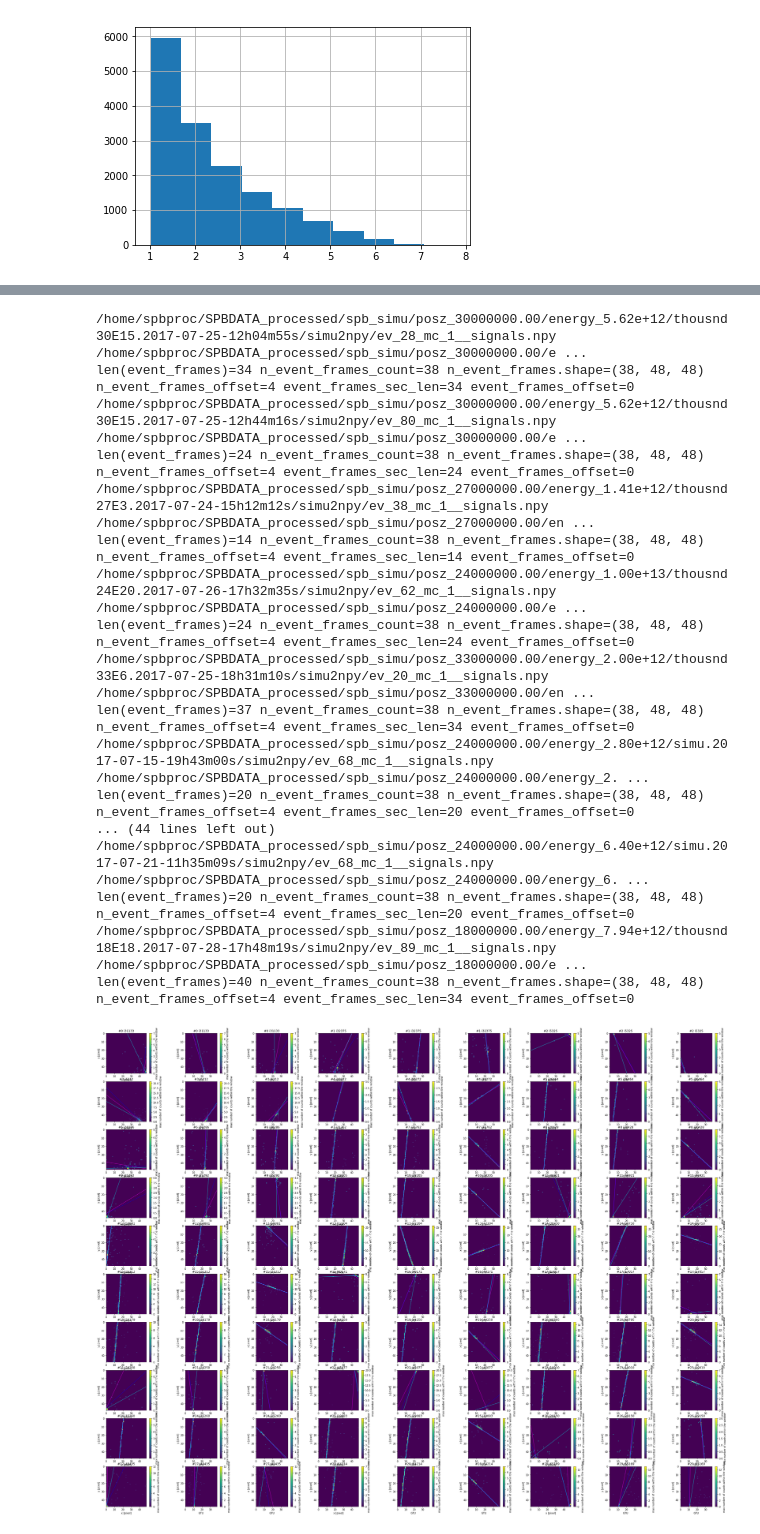
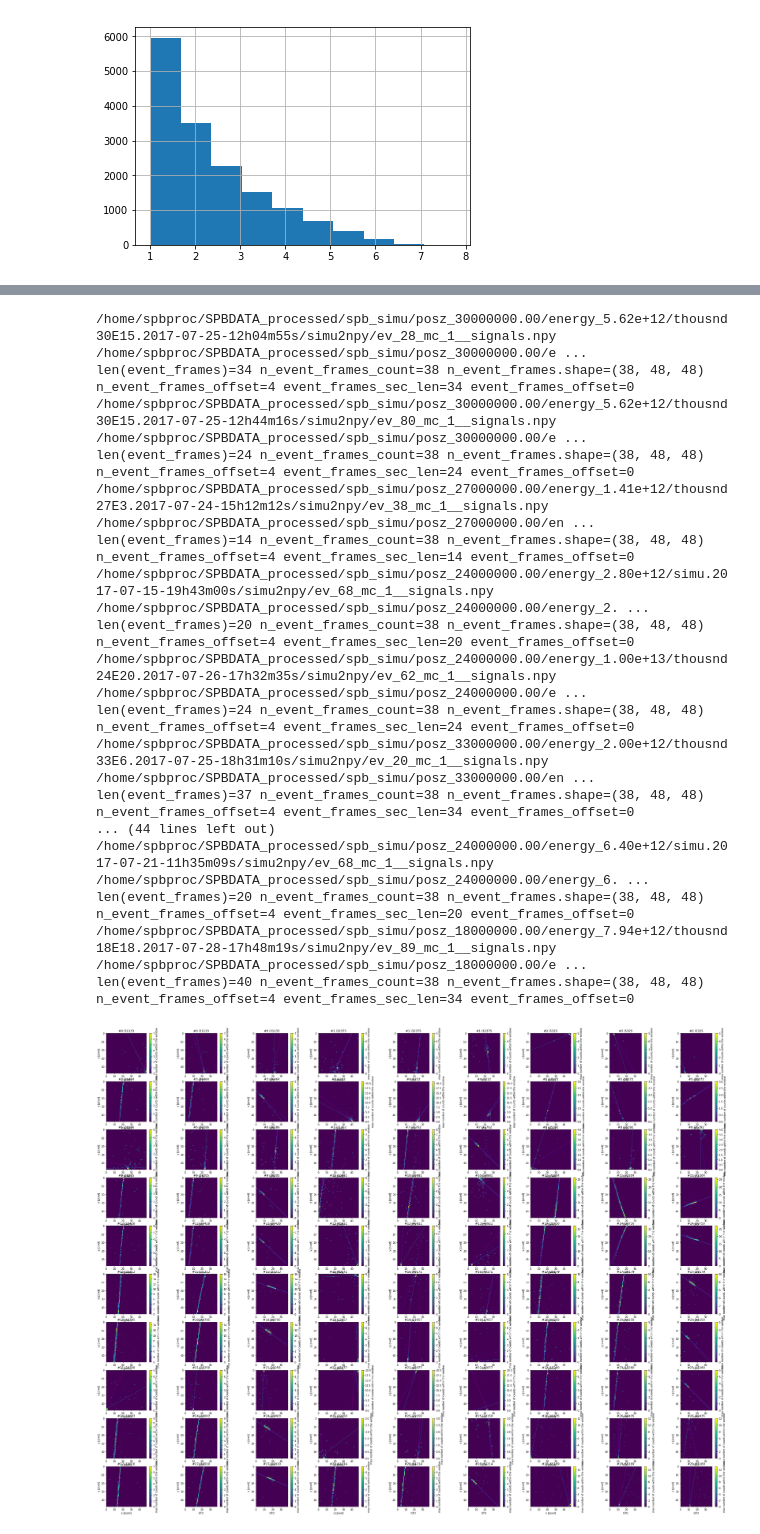
Before and after one commit to vrabelmichal/euso-patt-reco-notebooks, a Jupyter notebook: notebooks/ver3_visible_events_simu_signal_examples.ipynb, the cells around one changed output, grey strips where cells are left out. Drawn from its saved outputs; the diff is of its cells as text; code cells hidden in the pictures.

```diff
--- a/notebooks/ver3_visible_events_simu_signal_examples.ipynb
+++ b/notebooks/ver3_visible_events_simu_signal_examples.ipynb
@@ -324,37 +324,37 @@ for i,(rid,r) in enumerate(vis_df.iterrows()):
 
     if ai+2 >= len(axs_flattened):
         break
 
     print( r['source_file_acquisition_full'], r['source_file_acquisition_full'], "#{} i{}".format(i, r['event_id']), (simu_gtu_start,simu_gtu_end) )
     visualize_simu_event_projections(r['source_file_acquisition_full'], title="#{} i{}".format(i, r['event_id']), axs_flattened=axs_flattened,
-                                    lines_xy=lines_xy, lines_gtux=lines_gtux, lines_gtuy=lines_gtuy, line_colors=vis_events_line_colors, line_alpha=.5, vis_xy=True, vis_gtux=True, vis_gtuy=True, ai=ai,
+                                    lines_xy=lines_xy, lines_gtux=lines_gtux, lines_gtuy=lines_gtuy, line_colors=vis_events_line_colors, line_alpha=.2, vis_xy=True, vis_gtux=True, vis_gtuy=True, ai=ai,
                                     gtu_range=(simu_gtu_start, simu_gtu_end), get_simunpy_func=lambda acq: acq)
     ai += 3
 
     if ai >= len(axs_flattened):
         break
 
 vis_events_line_names = [os.path.commonprefix([col_rho,col_phi])[:-1] for col_rho, col_phi in vis_events_line_columns_x_y]
 draw_lines_legend(vis_events_line_colors, vis_events_line_names)
 # %% [output]
 /home/spbproc/SPBDATA_processed/spb_simu/posz_30000000.00/energy_5.62e+12/thousnd30E15.2017-07-25-12h04m55s/simu2npy/ev_28_mc_1__signals.npy /home/spbproc/SPBDATA_processed/spb_simu/posz_30000000.00/e ...
 len(event_frames)=34 n_event_frames_count=38 n_event_frames.shape=(38, 48, 48) n_event_frames_offset=4 event_frames_sec_len=34 event_frames_offset=0
 /home/spbproc/SPBDATA_processed/spb_simu/posz_30000000.00/energy_5.62e+12/thousnd30E15.2017-07-25-12h44m16s/simu2npy/ev_80_mc_1__signals.npy /home/spbproc/SPBDATA_processed/spb_simu/posz_30000000.00/e ...
 len(event_frames)=24 n_event_frames_count=38 n_event_frames.shape=(38, 48, 48) n_event_frames_offset=4 event_frames_sec_len=24 event_frames_offset=0
 /home/spbproc/SPBDATA_processed/spb_simu/posz_27000000.00/energy_1.41e+12/thousnd27E3.2017-07-24-15h12m12s/simu2npy/ev_38_mc_1__signals.npy /home/spbproc/SPBDATA_processed/spb_simu/posz_27000000.00/en ...
 len(event_frames)=14 n_event_frames_count=38 n_event_frames.shape=(38, 48, 48) n_event_frames_offset=4 event_frames_sec_len=14 event_frames_offset=0
+/home/spbproc/SPBDATA_processed/spb_simu/posz_24000000.00/energy_2.80e+12/simu.2017-07-15-19h43m00s/simu2npy/ev_68_mc_1__signals.npy /home/spbproc/SPBDATA_processed/spb_simu/posz_24000000.00/energy_2. ...
+len(event_frames)=20 n_event_frames_count=38 n_event_frames.shape=(38, 48, 48) n_event_frames_offset=4 event_frames_sec_len=20 event_frames_offset=0
 /home/spbproc/SPBDATA_processed/spb_simu/posz_24000000.00/energy_1.00e+13/thousnd24E20.2017-07-26-17h32m35s/simu2npy/ev_62_mc_1__signals.npy /home/spbproc/SPBDATA_processed/spb_simu/posz_24000000.00/e ...
 len(event_frames)=24 n_event_frames_count=38 n_event_frames.shape=(38, 48, 48) n_event_frames_offset=4 event_frames_sec_len=24 event_frames_offset=0
 /home/spbproc/SPBDATA_processed/spb_simu/posz_33000000.00/energy_2.00e+12/thousnd33E6.2017-07-25-18h31m10s/simu2npy/ev_20_mc_1__signals.npy /home/spbproc/SPBDATA_processed/spb_simu/posz_33000000.00/en ...
 len(event_frames)=37 n_event_frames_count=38 n_event_frames.shape=(38, 48, 48) n_event_frames_offset=4 event_frames_sec_len=34 event_frames_offset=0
-/home/spbproc/SPBDATA_processed/spb_simu/posz_24000000.00/energy_2.80e+12/simu.2017-07-15-19h43m00s/simu2npy/ev_68_mc_1__signals.npy /home/spbproc/SPBDATA_processed/spb_simu/posz_24000000.00/energy_2. ...
-len(event_frames)=20 n_event_frames_count=38 n_event_frames.shape=(38, 48, 48) n_event_frames_offset=4 event_frames_sec_len=20 event_frames_offset=0
 ... (44 lines left out)
 /home/spbproc/SPBDATA_processed/spb_simu/posz_24000000.00/energy_6.40e+12/simu.2017-07-21-11h35m09s/simu2npy/ev_68_mc_1__signals.npy /home/spbproc/SPBDATA_processed/spb_simu/posz_24000000.00/energy_6. ...
 len(event_frames)=20 n_event_frames_count=38 n_event_frames.shape=(38, 48, 48) n_event_frames_offset=4 event_frames_sec_len=20 event_frames_offset=0
 /home/spbproc/SPBDATA_processed/spb_simu/posz_18000000.00/energy_7.94e+12/thousnd18E18.2017-07-28-17h48m19s/simu2npy/ev_89_mc_1__signals.npy /home/spbproc/SPBDATA_processed/spb_simu/posz_18000000.00/e ...
 len(event_frames)=40 n_event_frames_count=38 n_event_frames.shape=(38, 48, 48) n_event_frames_offset=4 event_frames_sec_len=34 event_frames_offset=0
-[figure, old version]
+[figure, new version]
 <matplotlib.figure.Figure at 0x...>
 [figure]
 (<matplotlib.axes._subplots.AxesSubplot at 0x...>,
```
Also changed, not shown: parts of 8 cells of this notebook.
